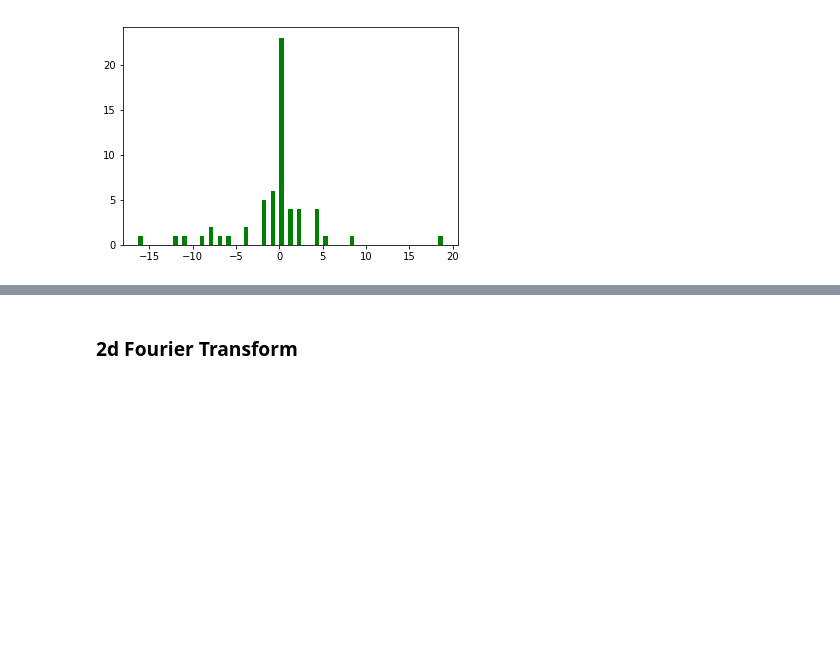
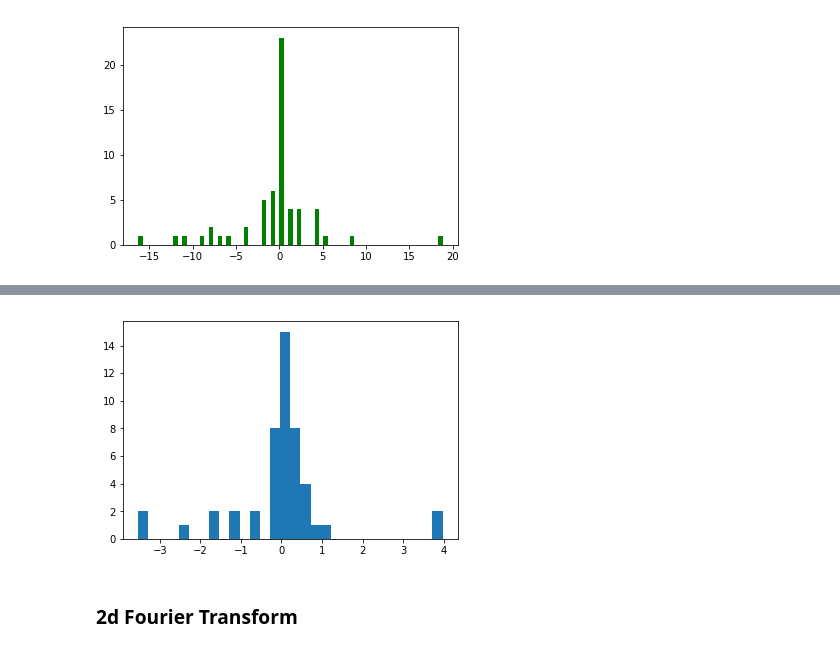
Before and after one commit to efpeel/wonkeycontact, a Jupyter notebook: wonky_tom.ipynb, the cells around one changed output, grey strips where cells are left out. Drawn from its saved outputs; the diff is of its cells as text; code cells hidden in the pictures; blank space fills up the shorter version.

```diff
--- a/wonky_tom.ipynb
+++ b/wonky_tom.ipynb
@@ -240,3 +318,9 @@ plt.bar(bins, n, width=0.5, color='g')
+# %%
+#Update histogram
+rng2 = np.nanmin(new_res_list), np.nanmax(new_res_list)
+n, bins, _ = plt.hist(new_res_list, bins='auto',  range=rng2)
+# %% [output]
+[figure, added]
 # %% [markdown]
 ### 2d Fourier Transform
 # %%
```
Also changed, not shown: parts of 14 cells of this notebook.
